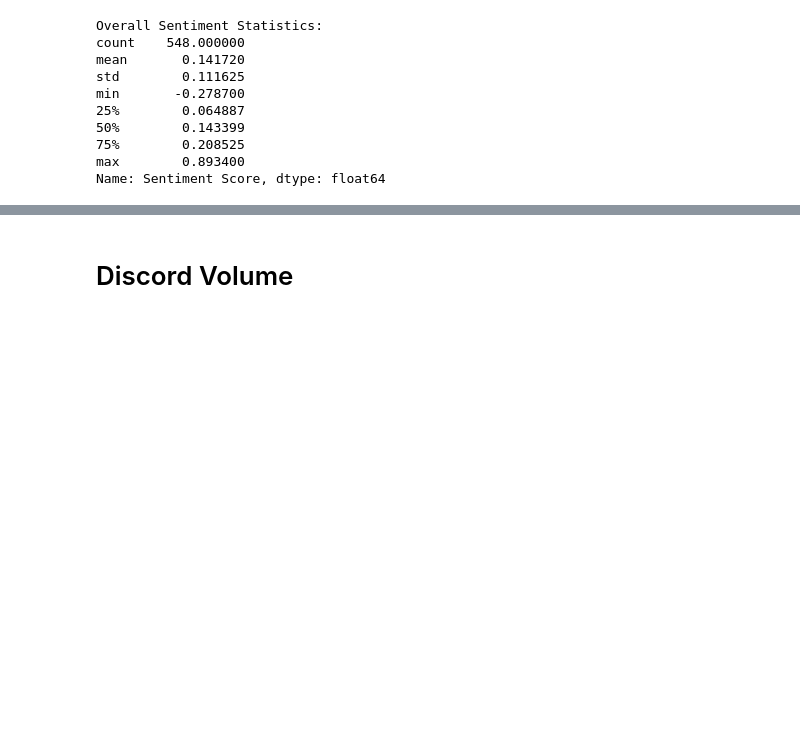
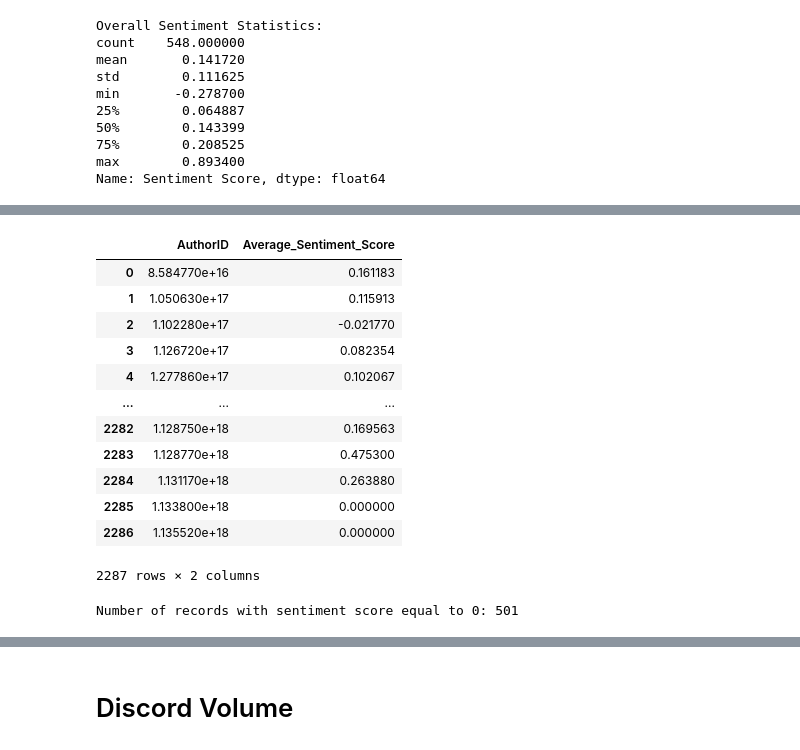
Before and after one commit to SciEcon/BlockchainSentiment2023, a Jupyter notebook: Code/Merit_Circle.ipynb, the cells around one changed output, grey strips where cells are left out. Drawn from its saved outputs; the diff is of its cells as text; code cells hidden in the pictures; blank space fills up the shorter version.

```diff
--- a/Code/Merit_Circle.ipynb
+++ b/Code/Merit_Circle.ipynb
@@ -281,0 +304,30 @@ Name: Sentiment Score, dtype: float64
+# %%
+# Calculate the number of messages per user
+message_count_per_user = MC['AuthorID'].value_counts()
+
+# Calculate user count
+user_count = len(message_count_per_user)
+
+# Calculate 25th, median (50th), 75th, minimum, and maximum percentiles of message counts
+message_count_percentiles = message_count_per_user.describe(percentiles=[0.25, 0.5, 0.75])
+
+# Calculate the mean number of messages per user
+mean_messages_per_user = message_count_per_user.mean()
+
+# Calculate the minimum and maximum message counts
+min_message_count = message_count_per_user.min()
+max_message_count = message_count_per_user.max()
+
+# Calculate the distribution of average sentiment scores per user's message
+sentiment_scores_per_user = MC.groupby('AuthorID')['Sentiment_Score'].mean()
+
+# Print the results
+print("User Count:", user_count)
+print("25th Percentile of Message Counts:", message_count_percentiles['25%'])
+print("Median (50th Percentile) of Message Counts:", message_count_percentiles['50%'])
+print("75th Percentile of Message Counts:", message_count_percentiles['75%'])
+print("Minimum Message Count:", min_message_count)
+print("Maximum Message Count:", max_message_count)
+print("Mean Number of Messages per User:", mean_messages_per_user)
+print("Distribution of Average Sentiment Scores per User's Message:")
+print(sentiment_scores_per_user)
@@ -281,0 +352,29 @@ Name: Sentiment Score, dtype: float64
+# %%
+# Convert the Series into a DataFrame with a named column
+sentiment_scores_df = sentiment_scores_per_user.reset_index()
+sentiment_scores_df.columns = ['AuthorID', 'Average_Sentiment_Score']
+
+# Print the resulting DataFrame
+sentiment_scores_df
+# %% [output]
+|  | AuthorID | Average_Sentiment_Score |
+| 0 | 8.584770e+16 | 0.161183 |
+| 1 | 1.050630e+17 | 0.115913 |
+| 2 | 1.102280e+17 | -0.021770 |
+| 3 | 1.126720e+17 | 0.082354 |
+| 4 | 1.277860e+17 | 0.102067 |
+| ... | ... | ... |
+| 2282 | 1.128750e+18 | 0.169563 |
+| 2283 | 1.128770e+18 | 0.475300 |
+| 2284 | 1.131170e+18 | 0.263880 |
+| 2285 | 1.133800e+18 | 0.000000 |
+| 2286 | 1.135520e+18 | 0.000000 |
+2287 rows × 2 columns
+# %%
+# Count the number of records with sentiment score equal to 0
+count_zero_sentiment = (sentiment_scores_df['Average_Sentiment_Score'] == 0).sum()
+
+# Print the count
+print("Number of records with sentiment score equal to 0:", count_zero_sentiment)
+# %% [output]
+Number of records with sentiment score equal to 0: 501
```
Also changed, not shown: parts of 8 cells of this notebook, 6 other files.
